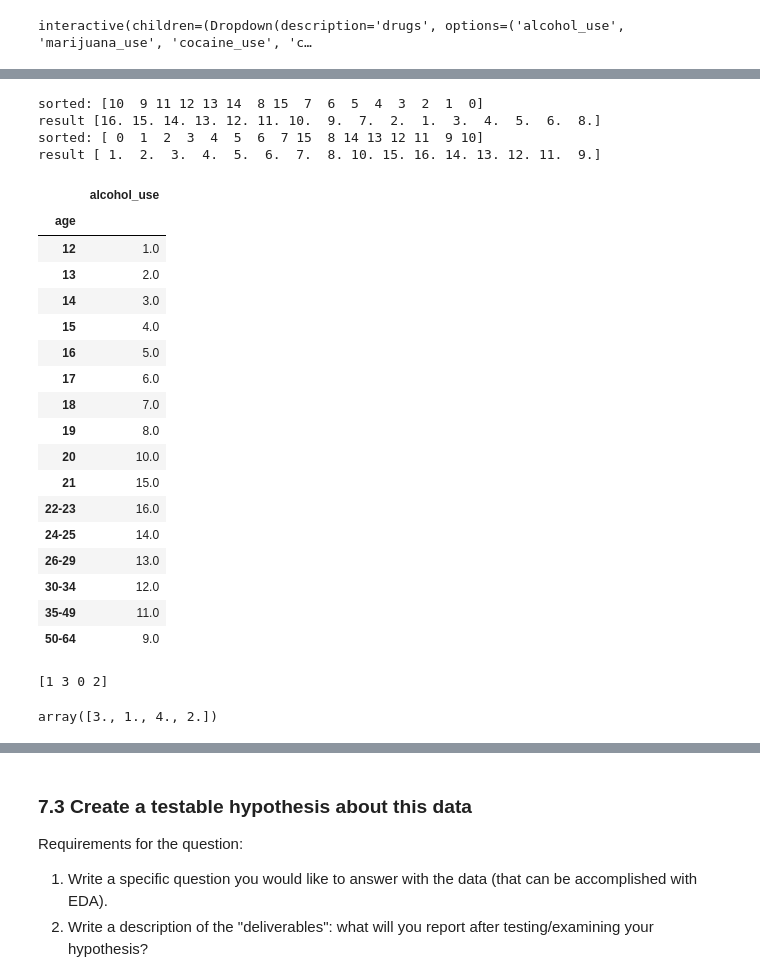
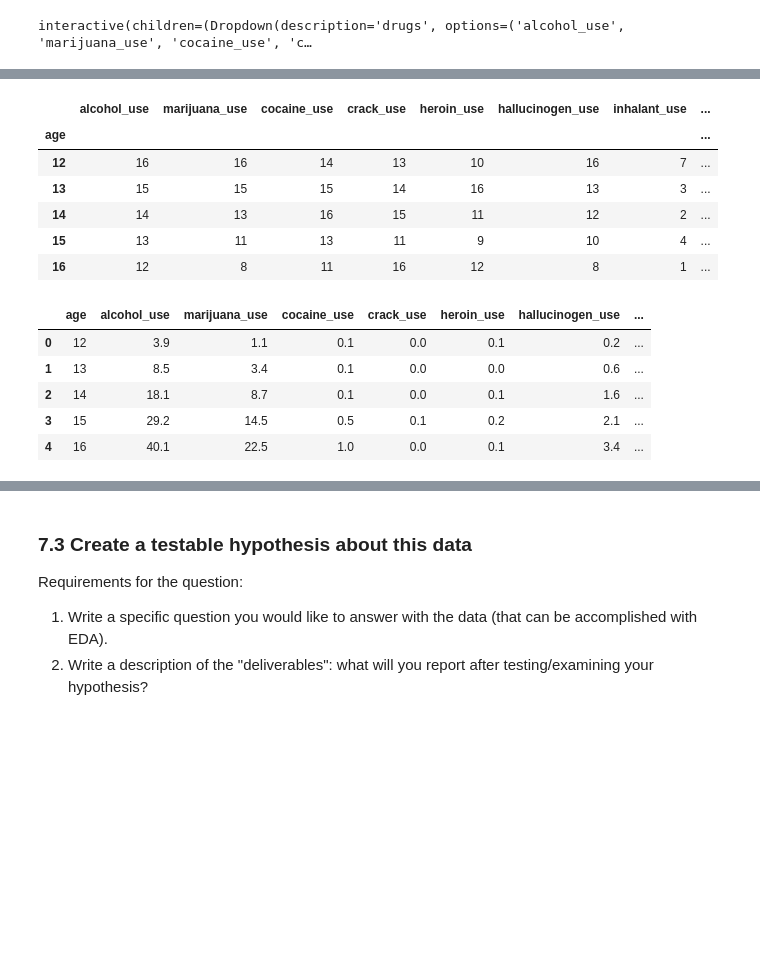
Before and after one commit to androi7/ds-mini-projects, a Jupyter notebook: EDA/project-2.ipynb, the cells around one changed output, grey strips where cells are left out. Drawn from its saved outputs; the diff is of its cells as text; code cells hidden in the pictures; blank space fills up the shorter version.

Commit message:
feat: add visualization for drug consumption
fix: change inference of drug analysis

```diff
--- a/EDA/project-2.ipynb
+++ b/EDA/project-2.ipynb
@@ -978,19 +980,20 @@ print(drug['age'].values)
 from ipywidgets import interact
 import ipywidgets as widgets
 # %%
+drug_std_new = pd.concat([drug[['age']], drug_std], axis=1)
+consumption_cols = drug_std_new.columns[drug_std_new.columns.str.contains('use')]
+
 def visualize_drugs(drugs):
     fig, ax = plt.subplots(1, 2, figsize=(12,6))
-
-    drug_std_new = pd.concat([drug[['age']], drug_std], axis=1)
 
     drug.plot('age', drugs, style='.-', ax=ax[0])
     ax[0].set_title('Drug use \nper age groups\n', fontsize=16)
 
-    drug.plot('age', drugs.split('_')[0] + '_frequency', style='.-', ax=ax[1])
+    drug.plot('age', drugs.rsplit('_', 1)[0] + '_frequency', style='.-', ax=ax[1])
     ax[1].set_title('Drug frequency \nper age groups\n', fontsize=16)
     plt.show()
 
 # selector.observe(visualize_drugs, names='value')
-interact(visualize_drugs, drugs=drug_std_new.columns[drug_std_new.columns.str.contains('use')]);
+interact(visualize_drugs, drugs=consumption_cols);
 # %% [output]
 interactive(children=(Dropdown(description='drugs', options=('alcohol_use', 'marijuana_use', 'cocaine_use', 'c…
@@ -1017,45 +1000,34 @@ drug.sort_values(['alcohol_use'], ascending=False)
+# %%
+drug_ranked = drug.copy()
 # %%
 def rank_use(x):
     ranking = x.values
-    idx_sorted = ranking.argsort()[::-1]
-    print('sorted:', idx_sorted)
+    idx_sorted = (-ranking).argsort()
     for i, idx in enumerate(idx_sorted):
         ranking[idx] = int(i + 1)
-    print('result', ranking)
     return ranking
 # %%
-drug.set_index('age')[['alcohol_use']].apply(rank_use)
+drug_ranked = drug_ranked.set_index('age')[consumption_cols].apply(rank_use).astype(int)
+drug_ranked.head()
 # %% [output]
-sorted: [10  9 11 12 13 14  8 15  7  6  5  4  3  2  1  0]
-result [16. 15. 14. 13. 12. 11. 10.  9.  7.  2.  1.  3.  4.  5.  6.  8.]
-sorted: [ 0  1  2  3  4  5  6  7 15  8 14 13 12 11  9 10]
-result [ 1.  2.  3.  4.  5.  6.  7.  8. 10. 15. 16. 14. 13. 12. 11.  9.]
-|  | alcohol_use |
-| age |  |
-| 12 | 1.0 |
-| 13 | 2.0 |
-| 14 | 3.0 |
-| 15 | 4.0 |
-| 16 | 5.0 |
-| 17 | 6.0 |
-| 18 | 7.0 |
-| 19 | 8.0 |
-| 20 | 10.0 |
-| 21 | 15.0 |
-| 22-23 | 16.0 |
-| 24-25 | 14.0 |
-| 26-29 | 13.0 |
-| 30-34 | 12.0 |
-| 35-49 | 11.0 |
-| 50-64 | 9.0 |
+|  | alcohol_use | marijuana_use | cocaine_use | crack_use | heroin_use | hallucinogen_use | inhalant_use | ... |
+| age |  |  |  |  |  |  |  | ... |
+| 12 | 16 | 16 | 14 | 13 | 10 | 16 | 7 | ... |
+| 13 | 15 | 15 | 15 | 14 | 16 | 13 | 3 | ... |
+| 14 | 14 | 13 | 16 | 15 | 11 | 12 | 2 | ... |
+| 15 | 13 | 11 | 13 | 11 | 9 | 10 | 4 | ... |
+| 16 | 12 | 8 | 11 | 16 | 12 | 8 | 1 | ... |
-# %%
-l = np.array([3.8, 34.9, 2.4, 12.3])
-f = l.argsort()[::-1]
-print(f)
-for i, idx in enumerate(f):
-    l[idx] = i + 1
-
-l
-# %% [output]
-[1 3 0 2]
-array([3., 1., 4., 2.])
+# %%
+rank_cols = [col + "_rank" for col in drug_ranked.columns]
+drug_ranked.columns = rank_cols
+age_consumption_cols = consumption_cols.to_list()
+age_consumption_cols.append('age')
+drug_consumption = pd.concat([drug[age_consumption_cols].set_index('age'), drug_ranked], axis=1).reset_index('age')
+drug_consumption.head()
+# %% [output]
+|  | age | alcohol_use | marijuana_use | cocaine_use | crack_use | heroin_use | hallucinogen_use | ... |
+| 0 | 12 | 3.9 | 1.1 | 0.1 | 0.0 | 0.1 | 0.2 | ... |
+| 1 | 13 | 8.5 | 3.4 | 0.1 | 0.0 | 0.0 | 0.6 | ... |
+| 2 | 14 | 18.1 | 8.7 | 0.1 | 0.0 | 0.1 | 1.6 | ... |
+| 3 | 15 | 29.2 | 14.5 | 0.5 | 0.1 | 0.2 | 2.1 | ... |
+| 4 | 16 | 40.1 | 22.5 | 1.0 | 0.0 | 0.1 | 3.4 | ... |
```
Also changed, not shown: parts of 27 cells of this notebook.
